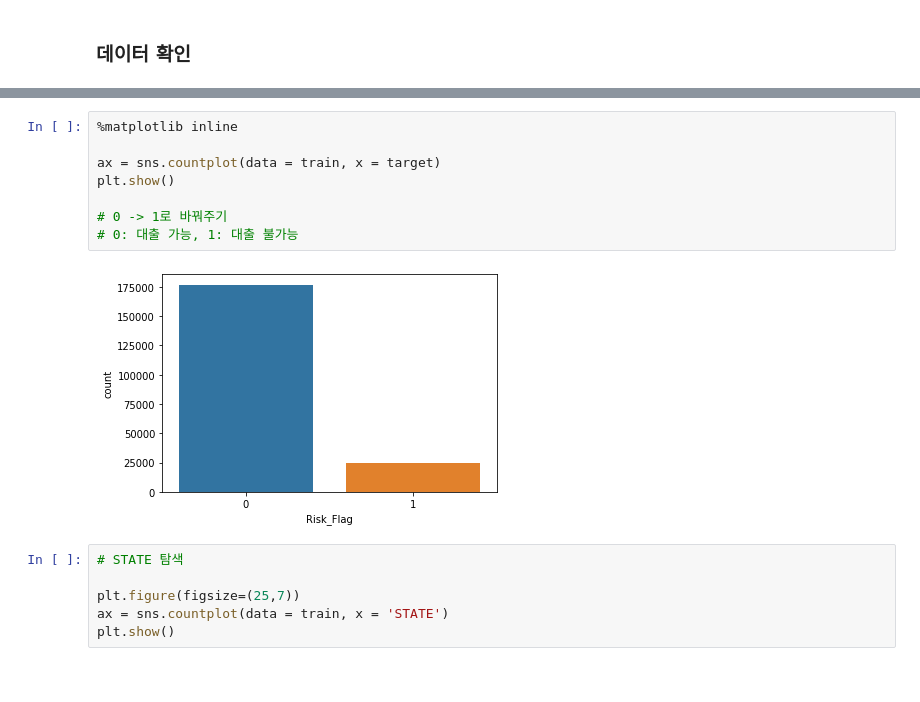
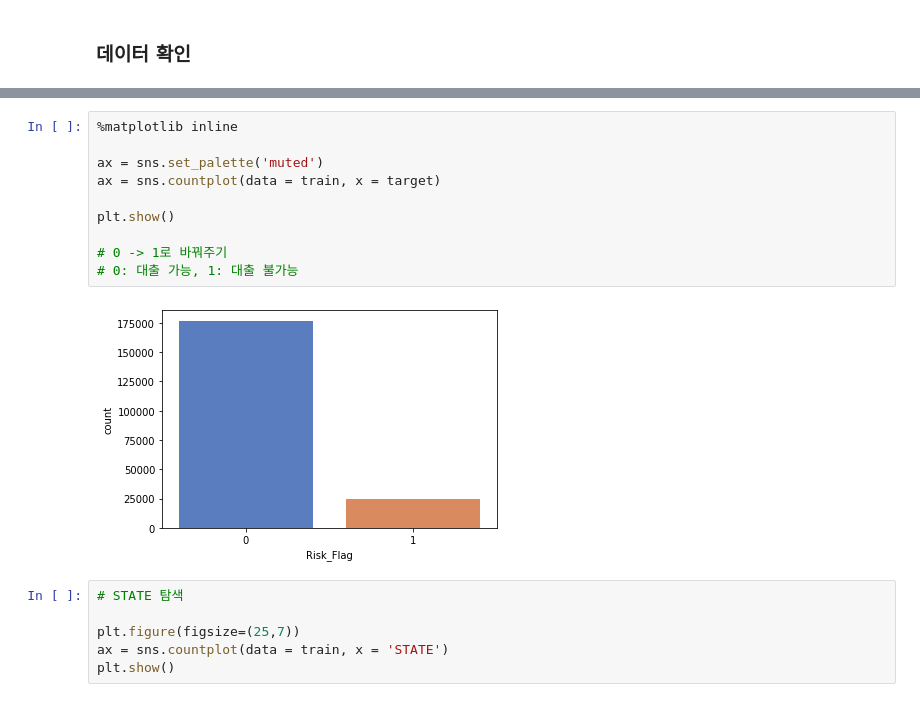
Before and after one commit to hwon-n/section6_project1, a Jupyter notebook: CP1.ipynb, the cells around one changed output, grey strips where cells are left out. Saved outputs shown, nothing was run; the diff lists cells and outputs as text.

```diff
--- a/CP1.ipynb
+++ b/CP1.ipynb
@@ -55,13 +55,15 @@ train.profile_report()
 # %%
 %matplotlib inline
 
+ax = sns.set_palette('muted')
 ax = sns.countplot(data = train, x = target)
+
 plt.show()
 
 # 0 -> 1로 바꿔주기
 # 0: 대출 가능, 1: 대출 불가능
 # %% [output]
-[figure, old version]
+[figure, new version]
 # %%
 # STATE 탐색
 
```
Also changed, not shown: parts of 7 cells of this notebook.
